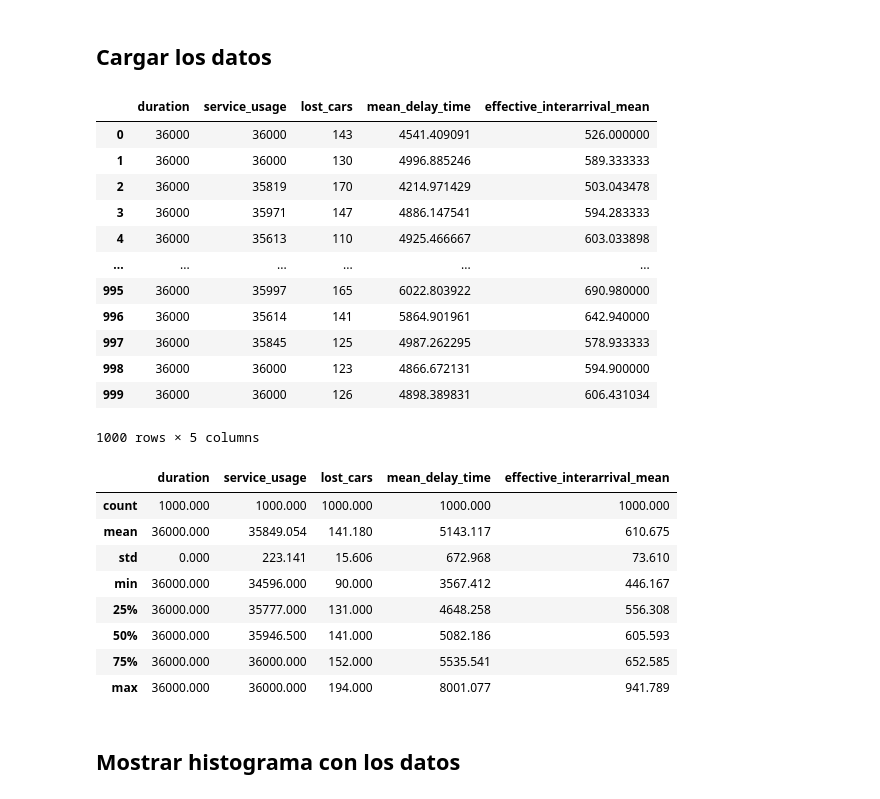
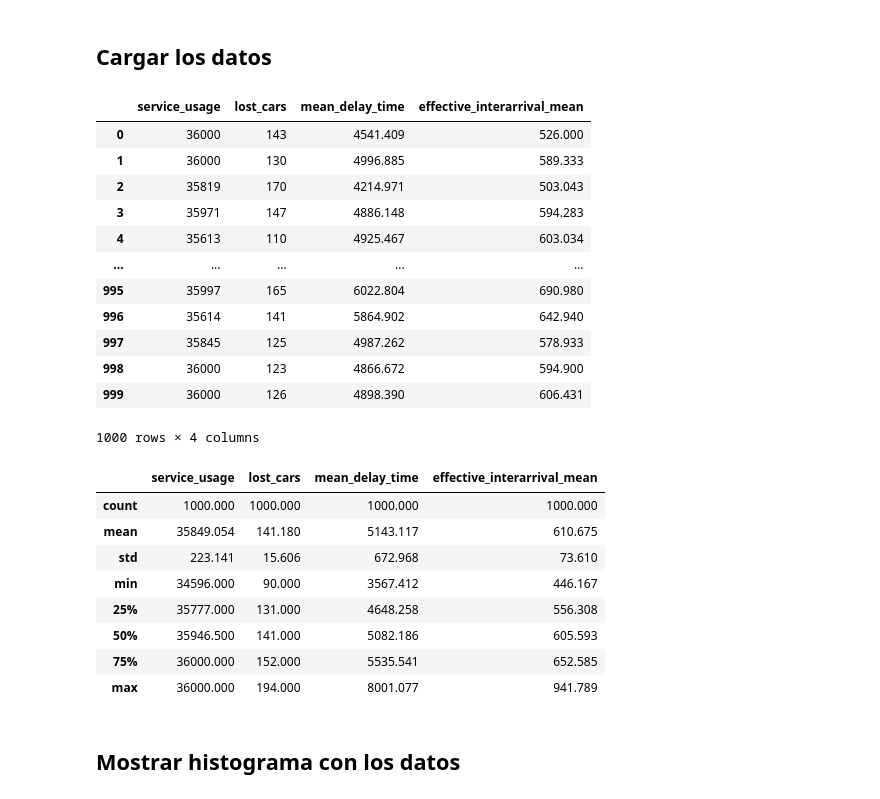
Before and after one commit to limaJavier/simulation_project_I, a Jupyter notebook: src/statistics/simple.ipynb, the cells around one changed output. Cells and saved outputs as stored; diff of their text form; code cells hidden in the pictures.

```diff
--- a/src/statistics/simple.ipynb
+++ b/src/statistics/simple.ipynb
@@ -9,54 +3,54 @@ Integrantes:
 # %%
 import pandas as pd
 
 # Ruta del primer archivo CSV
 file_path = '../simulation_results/simple_carwash_simulation.csv'
 # Cargar el segundo archivo CSV en otro DataFrame
 df = pd.read_csv(file_path)
 
 # Concatenar df2 al final de df1
 
 # Seleccionar todas las columnas excepto 'TrackerDistance', 'Date' y 'LoggedActivitiesDistance'
-# df = df.drop(columns=['SedentaryActiveDistance', 'SedentaryMinutes', 'Unnamed: 0'])
+df = df.drop(columns=['duration'])
 
 # # Identificar las filas donde 'TotalSteps' es igual a 0 porque no nos interesan las personas que no corrieron nada
 # rows_to_drop = df[df['TotalSteps'] == 0].index
 
 # # Eliminar esas filas del DataFrame
 # df = df.drop(rows_to_drop)
 
 # Obtener los nombres de las columnas como un array
 column_names = df.columns.to_list()
 df
 # %% [output]
-|  | duration | service_usage | lost_cars | mean_delay_time | effective_interarrival_mean |
-| 0 | 36000 | 36000 | 143 | 4541.409091 | 526.000000 |
-| 1 | 36000 | 36000 | 130 | 4996.885246 | 589.333333 |
-| 2 | 36000 | 35819 | 170 | 4214.971429 | 503.043478 |
-| 3 | 36000 | 35971 | 147 | 4886.147541 | 594.283333 |
-| 4 | 36000 | 35613 | 110 | 4925.466667 | 603.033898 |
-| ... | ... | ... | ... | ... | ... |
-| 995 | 36000 | 35997 | 165 | 6022.803922 | 690.980000 |
-| 996 | 36000 | 35614 | 141 | 5864.901961 | 642.940000 |
-| 997 | 36000 | 35845 | 125 | 4987.262295 | 578.933333 |
-| 998 | 36000 | 36000 | 123 | 4866.672131 | 594.900000 |
-| 999 | 36000 | 36000 | 126 | 4898.389831 | 606.431034 |
+|  | service_usage | lost_cars | mean_delay_time | effective_interarrival_mean |
+| 0 | 36000 | 143 | 4541.409 | 526.000 |
+| 1 | 36000 | 130 | 4996.885 | 589.333 |
+| 2 | 35819 | 170 | 4214.971 | 503.043 |
+| 3 | 35971 | 147 | 4886.148 | 594.283 |
+| 4 | 35613 | 110 | 4925.467 | 603.034 |
+| ... | ... | ... | ... | ... |
+| 995 | 35997 | 165 | 6022.804 | 690.980 |
+| 996 | 35614 | 141 | 5864.902 | 642.940 |
+| 997 | 35845 | 125 | 4987.262 | 578.933 |
+| 998 | 36000 | 123 | 4866.672 | 594.900 |
+| 999 | 36000 | 126 | 4898.390 | 606.431 |
-1000 rows × 5 columns
+1000 rows × 4 columns
 # %%
 import pandas as pd
 
 pd.set_option('display.float_format', '{:.3f}'.format)
 df.describe()
 # %% [output]
-|  | duration | service_usage | lost_cars | mean_delay_time | effective_interarrival_mean |
-| count | 1000.000 | 1000.000 | 1000.000 | 1000.000 | 1000.000 |
-| mean | 36000.000 | 35849.054 | 141.180 | 5143.117 | 610.675 |
-| std | 0.000 | 223.141 | 15.606 | 672.968 | 73.610 |
-| min | 36000.000 | 34596.000 | 90.000 | 3567.412 | 446.167 |
-| 25% | 36000.000 | 35777.000 | 131.000 | 4648.258 | 556.308 |
-| 50% | 36000.000 | 35946.500 | 141.000 | 5082.186 | 605.593 |
-| 75% | 36000.000 | 36000.000 | 152.000 | 5535.541 | 652.585 |
-| max | 36000.000 | 36000.000 | 194.000 | 8001.077 | 941.789 |
+|  | service_usage | lost_cars | mean_delay_time | effective_interarrival_mean |
+| count | 1000.000 | 1000.000 | 1000.000 | 1000.000 |
+| mean | 35849.054 | 141.180 | 5143.117 | 610.675 |
+| std | 223.141 | 15.606 | 672.968 | 73.610 |
+| min | 34596.000 | 90.000 | 3567.412 | 446.167 |
+| 25% | 35777.000 | 131.000 | 4648.258 | 556.308 |
+| 50% | 35946.500 | 141.000 | 5082.186 | 605.593 |
+| 75% | 36000.000 | 152.000 | 5535.541 | 652.585 |
+| max | 36000.000 | 194.000 | 8001.077 | 941.789 |
 # %% [markdown]
 ## Mostrar histograma con los datos
 # %%
```
Also changed, not shown: parts of 45 cells of this notebook, 4 other files.
